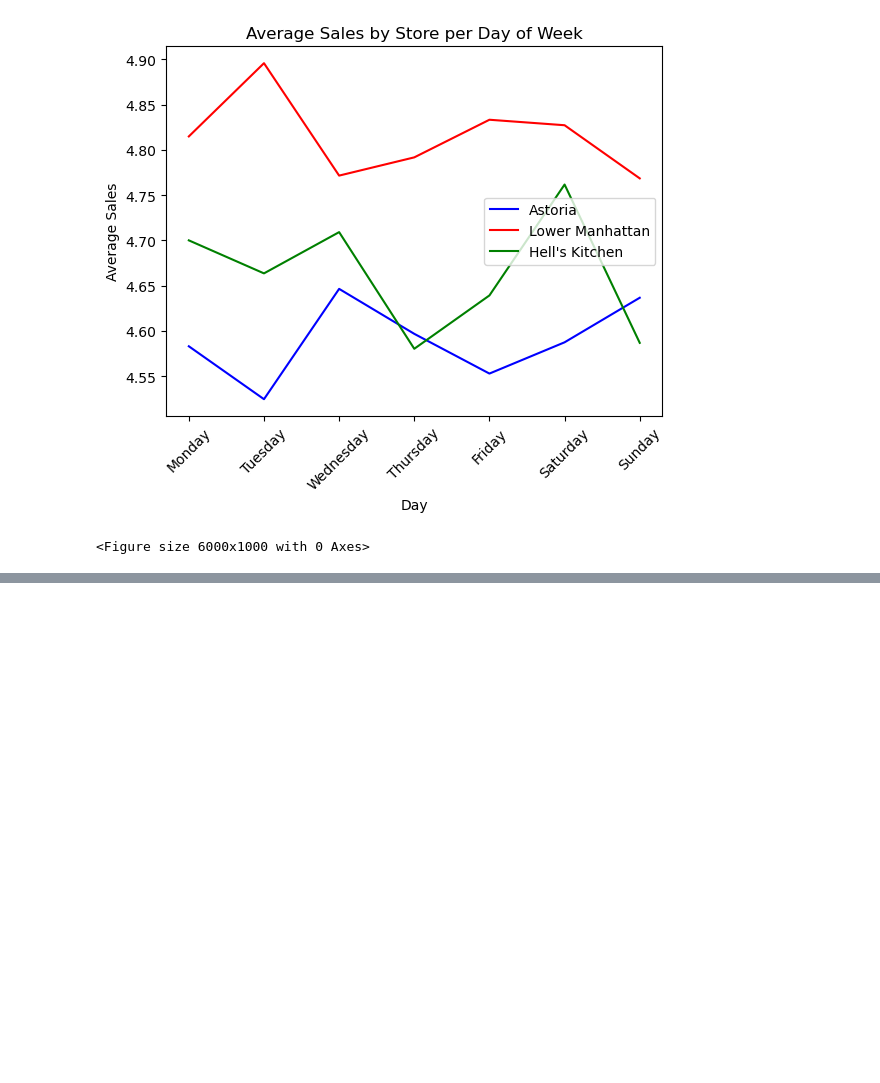
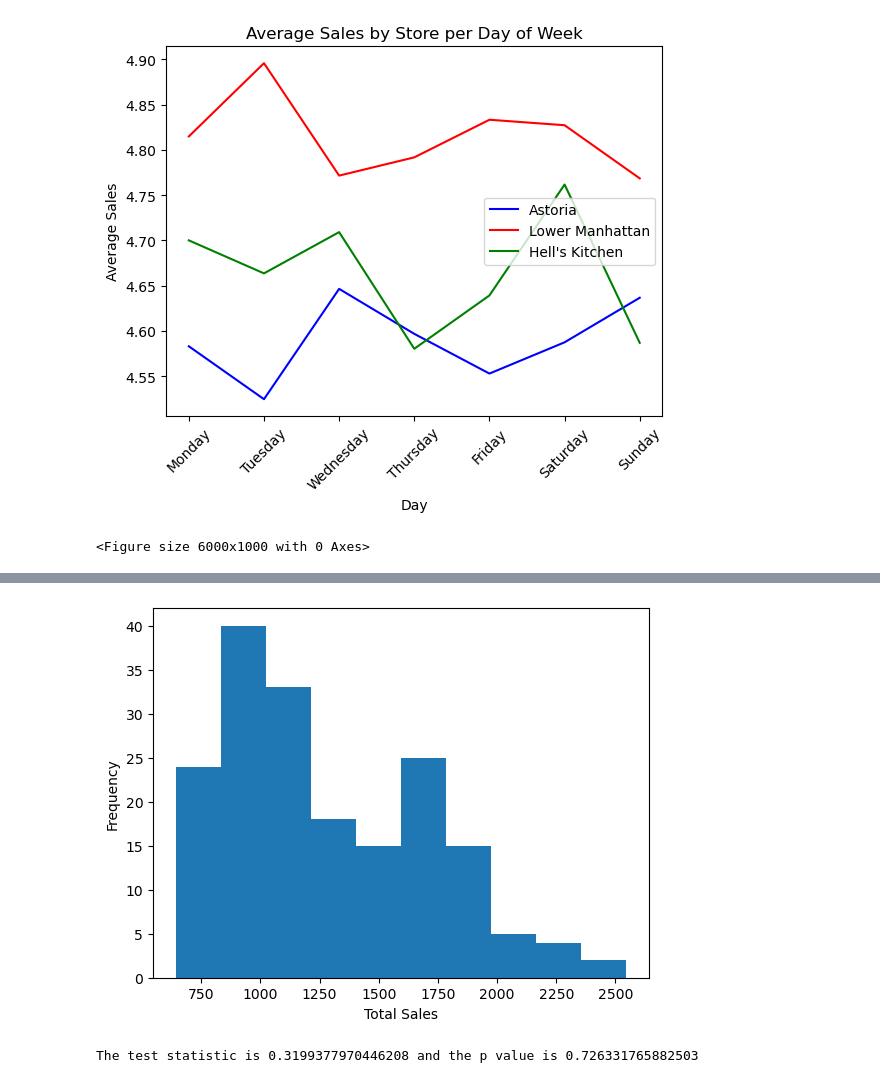
Before and after one commit to cedetraz96/Coffee_Crew, a Jupyter notebook: CoffeeShopAnalysis.ipynb, the cells around one changed output, grey strips where cells are left out. Saved outputs shown, nothing was run; the diff lists cells and outputs as text; code cells hidden in the pictures; blank space fills up the shorter version.

```diff
--- a/CoffeeShopAnalysis.ipynb
+++ b/CoffeeShopAnalysis.ipynb
@@ -297,3 +296,38 @@ day_category_total_revenues_by_location_df
+# %%
+#statistical analysis weekday vs weekend####
+store1_daycategory = store1_df.groupby('transaction_date').apply(sum_totalsales)
+store2_daycategory = store2_df.groupby('transaction_date').apply(sum_totalsales)
+store3_daycategory = store3_df.groupby('transaction_date').apply(sum_totalsales)
+
+#reset index
+store1_daycategory_reset = store1_daycategory.reset_index()
+store2_daycategory_reset = store2_daycategory.reset_index()
+store3_daycategory_reset = store3_daycategory.reset_index()
+
+#rename totalsales column
+store1_daycategory_reset_renamed = store1_daycategory_reset.rename(columns={0: 'Total Revenue'})
+store2_daycategory_reset_renamed = store2_daycategory_reset.rename(columns={0: 'Total Revenue'})
+store3_daycategory_reset_renamed = store3_daycategory_reset.rename(columns={0: 'Total Revenue'})
+#check normalcy
+plt.hist(store1_daycategory, bins=10)
+plt.xlabel('Total Sales')
+plt.ylabel('Frequency')
+
+#extract grouped data as lists
+
+store1_daily_revenue = store1_daycategory_reset_renamed['Total Revenue'].values
+store2_daily_revenue = store2_daycategory_reset_renamed['Total Revenue'].values
+store3_daily_revenue = store3_daycategory_reset_renamed['Total Revenue'].values
+# %% [output]
+[figure, added]
+# %%
+
+#Perform anova since sample size is decent, normalcy roughly met
+f_value, p_v = stats.f_oneway(store1_daily_revenue, store2_daily_revenue, store3_daily_revenue)
+
+print(f"The test statistic is {f_value} and the p value is {p_v}")
+# %% [output]
+The test statistic is 0.3199377970446208 and the p value is 0.726331765882503
 # %%
 #Location analysis
 #total revenue by store by month
```
Also changed, not shown: parts of 31 cells of this notebook.
